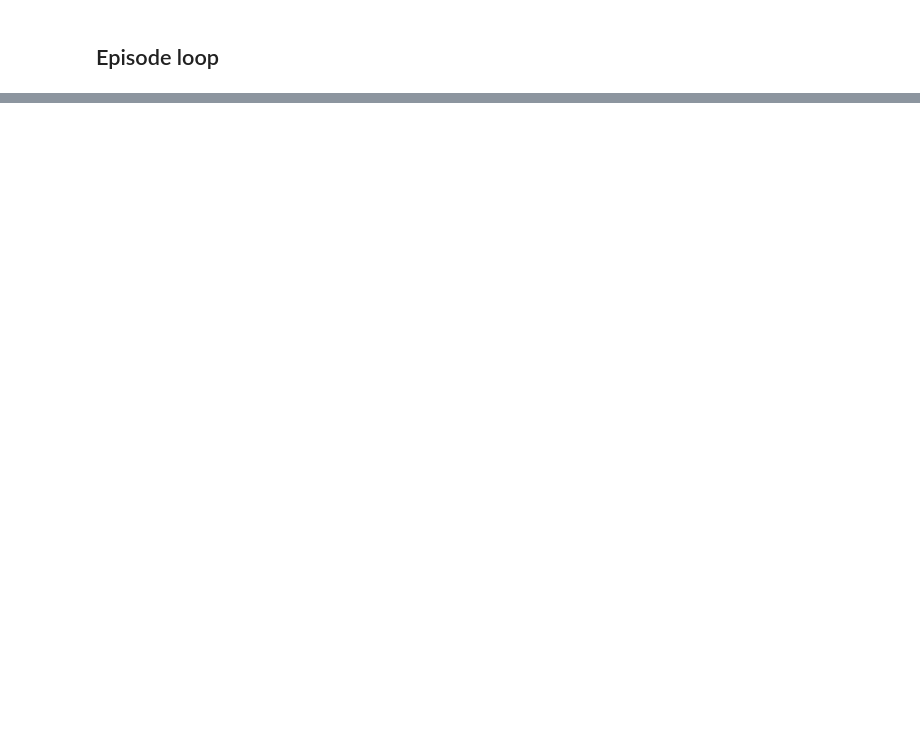
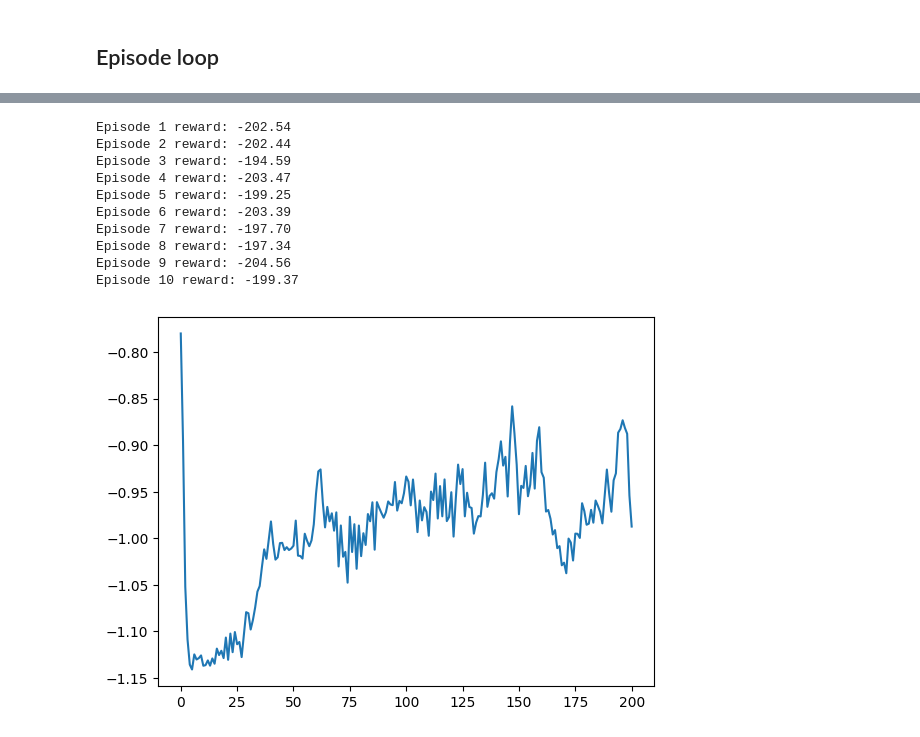
Before and after one commit to EddiePueb1/Deep-Learning, a Jupyter notebook: experiment.ipynb, the cells around one changed output, grey strips where cells are left out. Cells and saved outputs as stored; diff of their text form; code cells hidden in the pictures; blank space fills up the shorter version.

```diff
--- a/experiment.ipynb
+++ b/experiment.ipynb
@@ -125,6 +125,6 @@ local_vars = {}
 exec(reward_code, {"np": np}, local_vars)
 generated_reward_fn = local_vars["reward_fn"]
 # %%
-env = LocoManipulationEnv(render_mode="rgb_array", reward_fn=generated_reward_fn)
-env = RecordVideo(env, video_folder="./videos", episode_trigger=lambda episode_id: True)
+env = LocoManipulationEnv(render_mode=None, reward_fn=generated_reward_fn)
+# env = RecordVideo(env, video_folder="./videos", episode_trigger=lambda episode_id: True)
 env = RecordEpisodeStatistics(env)
@@ -177,0 +196,50 @@ np.concatenate([[1,2], [3,4]])
+# %%
+import matplotlib.pyplot as plt
+
+obs_shape = (env.observation_space.shape[0],)
+action_shape = (env.action_space.shape[0],)
+
+actor = Actor(obs_shape, action_shape)
+actor.eval()
+
+frames = []
+
+for ep in range(10):
+  obs, _ = env.reset()
+  done = False
+  reward_total = 0
+  step_count = 0
+  frames = []
+  rewards = []
+
+  while not done and step_count <= 200:
+    obs_tensor = t.tensor(obs, dtype=t.float32).unsqueeze(0)
+    dist = actor(obs_tensor)
+    action = dist.sample().squeeze(0).detach().numpy()
+
+    obs, reward, terminated, truncated, _ = env.step(action)
+    rewards.append(reward)
+    frame = env.render()
+    if frame is not None:
+      frames.append(frame)
+
+    reward_total += reward
+    done = terminated or truncated
+    step_count += 1
+
+  print(f"Episode {ep + 1} reward: {reward_total:.2f}")
+plt.plot(rewards, label=f"episode {ep + 1}")
+import imageio
+imageio.mimsave(f"episode_{ep+1}.mp4", frames, fps=30)
+# %% [output]
+Episode 1 reward: -202.54
+Episode 2 reward: -202.44
+Episode 3 reward: -194.59
+Episode 4 reward: -203.47
+Episode 5 reward: -199.25
+Episode 6 reward: -203.39
+Episode 7 reward: -197.70
+Episode 8 reward: -197.34
+Episode 9 reward: -204.56
+Episode 10 reward: -199.37
+[figure, added]
```
Also changed, not shown: parts of 4 cells of this notebook.
